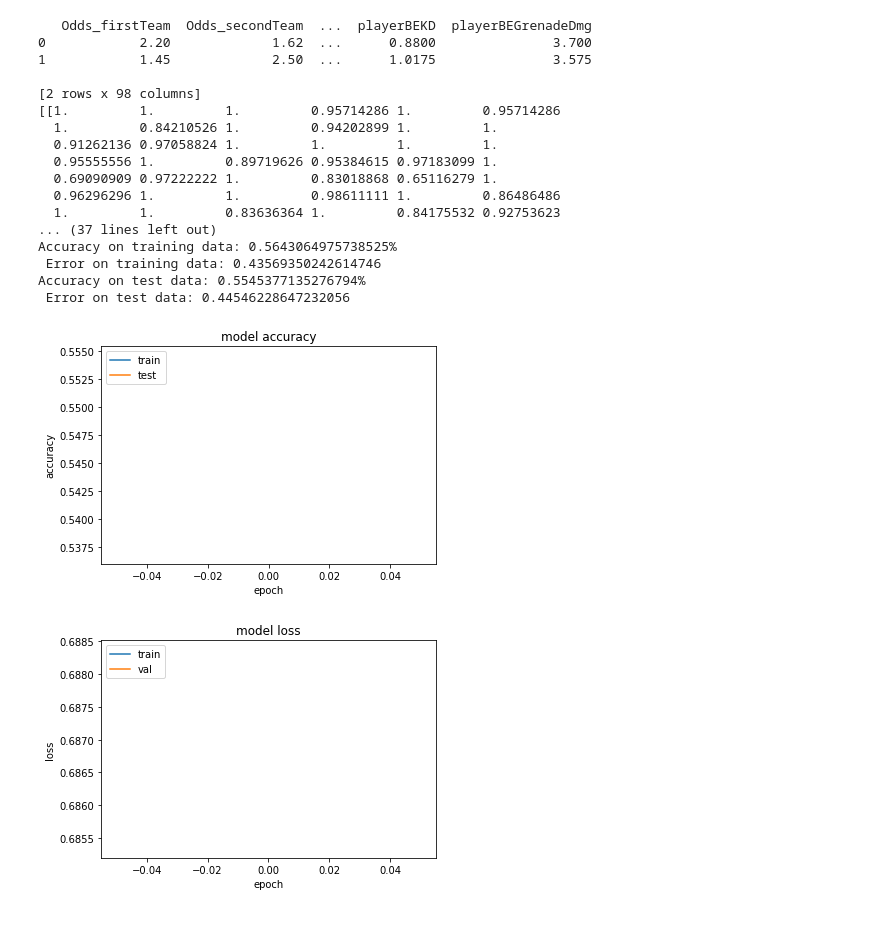
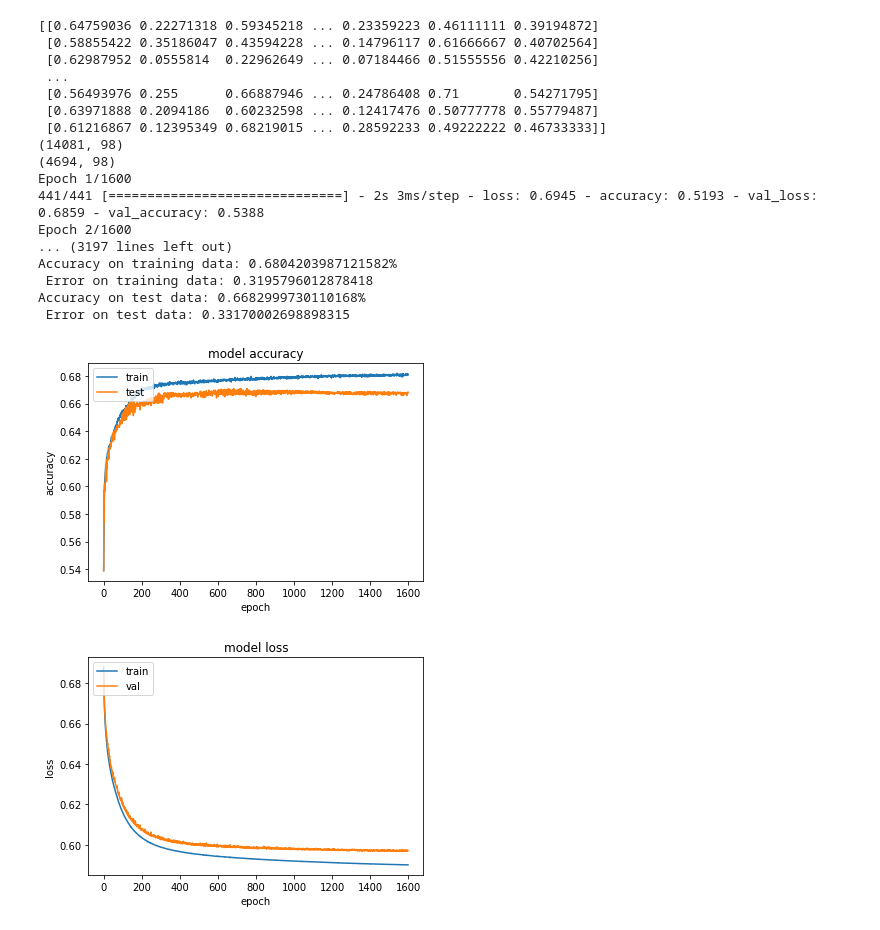
Before and after one commit to lotrmay/TensorFlow_Learning, a Jupyter notebook: bc.ipynb, the cells around one changed output. Drawn from its saved outputs; the diff is of its cells as text; code cells hidden in the pictures.

```diff
--- a/bc.ipynb
+++ b/bc.ipynb
@@ -5,6 +5,7 @@
 import tensorflow as tf
 from __future__ import absolute_import, division, print_function, unicode_literals
 from sklearn.model_selection import train_test_split
+from sklearn.preprocessing import MinMaxScaler, StandardScaler
 
 import numpy as np #better arrays in python, lepší práce s multidimenzionálními poli
 import pandas as pd #data analytics tool, lepší manipulace s daty, dokáže například cut outnout column
@@ -44,9 +45,6 @@ CSV_COLUMN_NAMES_WITHOUT_STRINGS=['Odds_firstTeam','Odds_secondTeam','Rank_first
 
 
 train=pd.read_csv('/content/pokus.csv',sep=";",names=CSV_COLUMN_NAMES,error_bad_lines=False,header=None)
-prediction=pd.read_csv('/content/predikce.csv',sep=",",names=CSV_COLUMN_NAMES_WITHOUT_STRINGS,error_bad_lines=False,header=None)
-#print(prediction.head())
-#shufflnout data?
 #train_y=train.pop('Result')
 #test_y=test.pop('Result')
 train.pop('Match_link')
@@ -54,14 +52,17 @@ train.pop('team_one_name')
 train.pop('team_two_name')
 target_column = ['Result']
 predictors = list(set(list(train.columns))-set(target_column))
-train[predictors] = train[predictors]/train[predictors].max()# použít tohle na predikci????
-#prediction[predictors] = prediction[predictors]/prediction[predictors].max()
+scaler = MinMaxScaler(feature_range=(0.01, 0.99))
+norm = StandardScaler()
+train[predictors]=norm.fit_transform(train[predictors])
+train[predictors] = scaler.fit_transform(train[predictors])
 
-#Xnew=prediction[predictors].values
-#print(Xnew)
+
+#train[predictors] = train[predictors]/train[predictors].max()# použít tohle na predikci????
+
 X = train[predictors].values
 y = train[target_column].values
-
+print(X)
 
 X_train, X_test, y_train, y_test = train_test_split(X, y, test_size=0.25, random_state=35)
 print(X_train.shape); print(X_test.shape)
@@ -76,58 +77,58 @@ model.add(Dense(28, activation='relu'))
 model.add(Dense(2, activation='softmax'))
 
 # Compile the model
-model.compile(optimizer=keras.optimizers.SGD(learning_rate=0.01),
-              loss='binary_crossentropy',
+model.compile(optimizer='adagrad', #keras.optimizers.SGD(learning_rate=0.01)
+              loss='categorical_crossentropy',
               metrics=['accuracy'])
-
+#binary_crossentropy
 #categorical_crossentropy
 # categorical_hinge 0.677
 # hinge 0.667
 # MeanAbsoluteError 0.654, ale do 1500 epochs to bylo nad 0.67
 # MeanAbsolutePercentageError 0.6814 nevyskytuje se snížení po 1500 epochs jako minule
-history = model.fit(X_train, y_train, epochs=1,batch_size=32,validation_data=(X_test, y_test))
+history = model.fit(X_train, y_train, epochs=1600,batch_size=32,validation_data=(X_test, y_test))
 
 pred_train= model.predict(X_train)
 scores = model.evaluate(X_train, y_train, verbose=0)
 print('Accuracy on training data: {}% \n Error on training data: {}'.format(scores[1], 1 - scores[1]))
 
 pred_test= model.predict(X_test)
 
 
 
 scores2 = model.evaluate(X_test, y_test, verbose=0)
 print('Accuracy on test data: {}% \n Error on test data: {}'.format(scores2[1], 1 - scores2[1]))
 plt.plot(history.history['accuracy'])
 plt.plot(history.history['val_accuracy'])
 plt.title('model accuracy')
 plt.ylabel('accuracy')
 plt.xlabel('epoch')
 plt.legend(['train', 'test'], loc='upper left')
 plt.show()
 plt.plot(history.history['loss'])
 plt.plot(history.history['val_loss'])
 plt.title('model loss')
 plt.ylabel('loss')
 plt.xlabel('epoch')
 plt.legend(['train', 'val'], loc='upper left')
 plt.show()
 # %% [output]
-   Odds_firstTeam  Odds_secondTeam  ...  playerBEKD  playerBEGrenadeDmg
-0            2.20             1.62  ...      0.8800               3.700
-1            1.45             2.50  ...      1.0175               3.575
-
-[2 rows x 98 columns]
-[[1.         1.         1.         0.95714286 1.         0.95714286
-  1.         0.84210526 1.         0.94202899 1.         1.
-  0.91262136 0.97058824 1.         1.         1.         1.
-  0.95555556 1.         0.89719626 0.95384615 0.97183099 1.
-  0.69090909 0.97222222 1.         0.83018868 0.65116279 1.
-  0.96296296 1.         1.         0.98611111 1.         0.86486486
-  1.         1.         0.83636364 1.         0.84175532 0.92753623
-... (37 lines left out)
-Accuracy on training data: 0.5643064975738525%
- Error on training data: 0.43569350242614746
-Accuracy on test data: 0.5545377135276794%
- Error on test data: 0.44546228647232056
+[[0.64759036 0.22271318 0.59345218 ... 0.23359223 0.46111111 0.39194872]
+ [0.58855422 0.35186047 0.43594228 ... 0.14796117 0.61666667 0.40702564]
+ [0.62987952 0.0555814  0.22962649 ... 0.07184466 0.51555556 0.42210256]
+ ...
+ [0.56493976 0.255      0.66887946 ... 0.24786408 0.71       0.54271795]
+ [0.63971888 0.2094186  0.60232598 ... 0.12417476 0.50777778 0.55779487]
+ [0.61216867 0.12395349 0.68219015 ... 0.28592233 0.49222222 0.46733333]]
+(14081, 98)
+(4694, 98)
+Epoch 1/1600
+441/441 [==============================] - 2s 3ms/step - loss: 0.6945 - accuracy: 0.5193 - val_loss: 0.6859 - val_accuracy: 0.5388
+Epoch 2/1600
+... (3197 lines left out)
+Accuracy on training data: 0.6804203987121582%
+ Error on training data: 0.3195796012878418
+Accuracy on test data: 0.6682999730110168%
+ Error on test data: 0.33170002698898315
-[figure, old version]
+[figure, new version]
-[figure, old version]
+[figure, new version]
```
Also changed, not shown: parts of 2 cells of this notebook.
